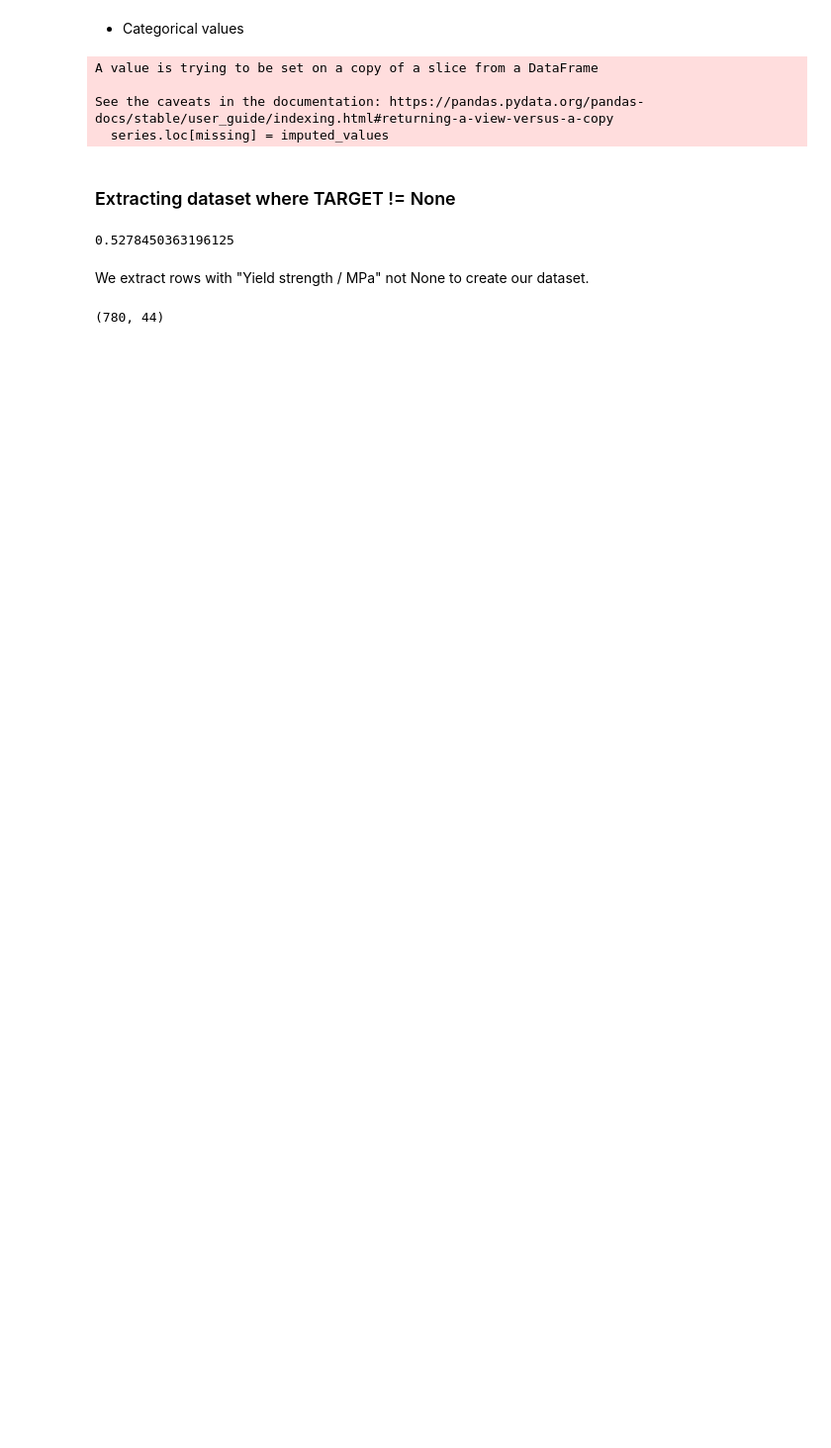
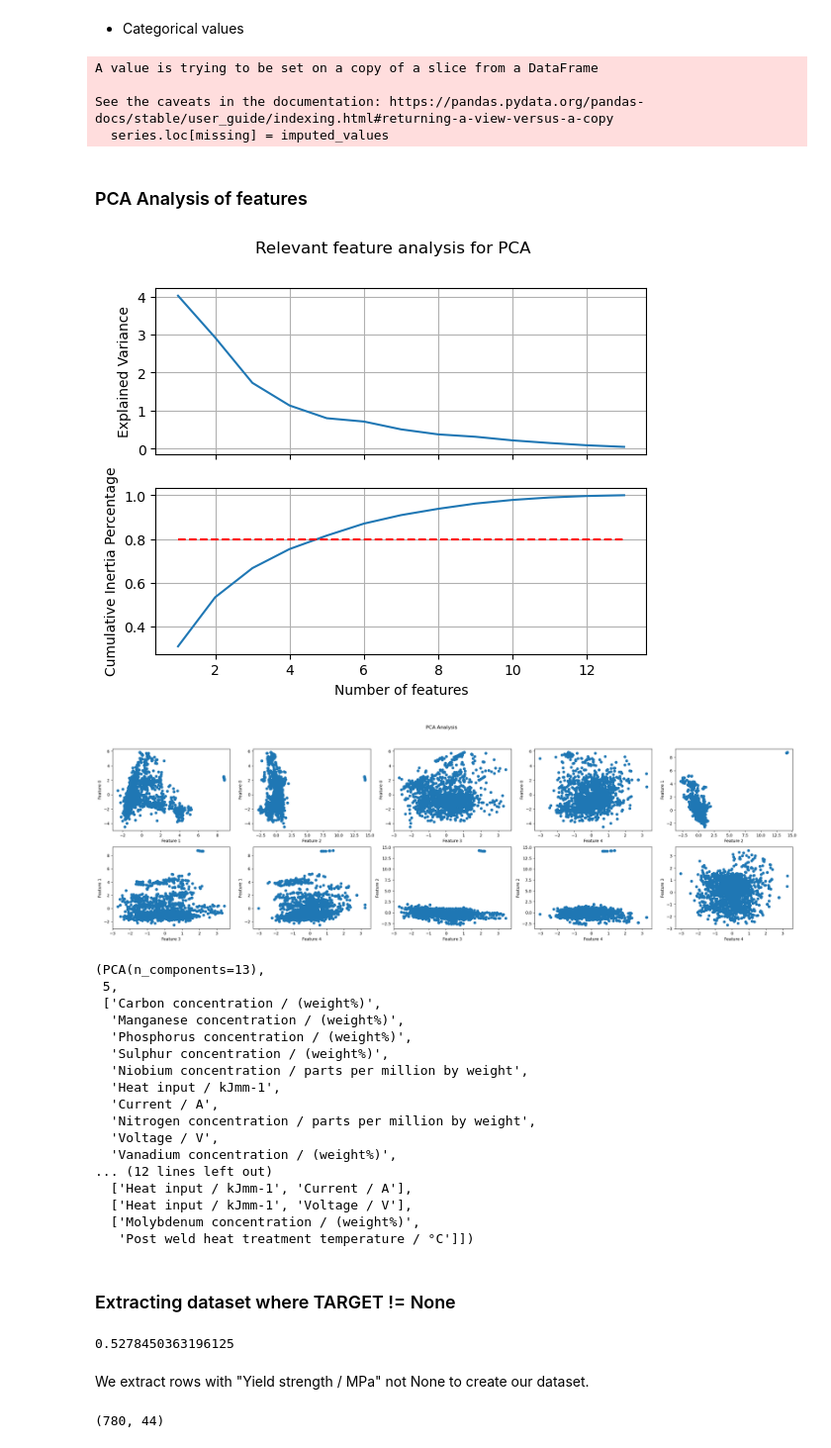
Before and after one commit to MatteoDebart/apprAuto-projet, a Jupyter notebook: preprocess.ipynb, the cells around one changed output. Shown at 99% size. Saved outputs shown, nothing was run; the diff lists cells and outputs as text; code cells hidden in the pictures; blank space fills up the shorter version.

```diff
--- a/preprocess.ipynb
+++ b/preprocess.ipynb
@@ -532,6 +532,33 @@ See the caveats in the documentation: https://pandas.pydata.org/pandas-docs/stab
   series.loc[missing] = imputed_values
 # %%
 df1.to_csv("table_with_imputations.csv", index=False)
+# %% [markdown]
+### PCA Analysis of features
+# %%
+from plots import plot_PCA
+
+pca_features = list(set(relevant_features) - set(CATEGORICAL_COL) - set(["Yield strength / MPa"]))
+plot_PCA(df1, pca_features)
+# %% [output]
+[figure, added]
+[figure, added]
+(PCA(n_components=13),
+ 5,
+ ['Carbon concentration / (weight%)',
+  'Manganese concentration / (weight%)',
+  'Phosphorus concentration / (weight%)',
+  'Sulphur concentration / (weight%)',
+  'Niobium concentration / parts per million by weight',
+  'Heat input / kJmm-1',
+  'Current / A',
+  'Nitrogen concentration / parts per million by weight',
+  'Voltage / V',
+  'Vanadium concentration / (weight%)',
+... (12 lines left out)
+  ['Heat input / kJmm-1', 'Current / A'],
+  ['Heat input / kJmm-1', 'Voltage / V'],
+  ['Molybdenum concentration / (weight%)',
+   'Post weld heat treatment temperature / °C']])
 # %% [markdown]
 ### Extracting dataset where TARGET != None
 # %%
```
Also changed, not shown: parts of 3 cells of this notebook, 3 other files.
